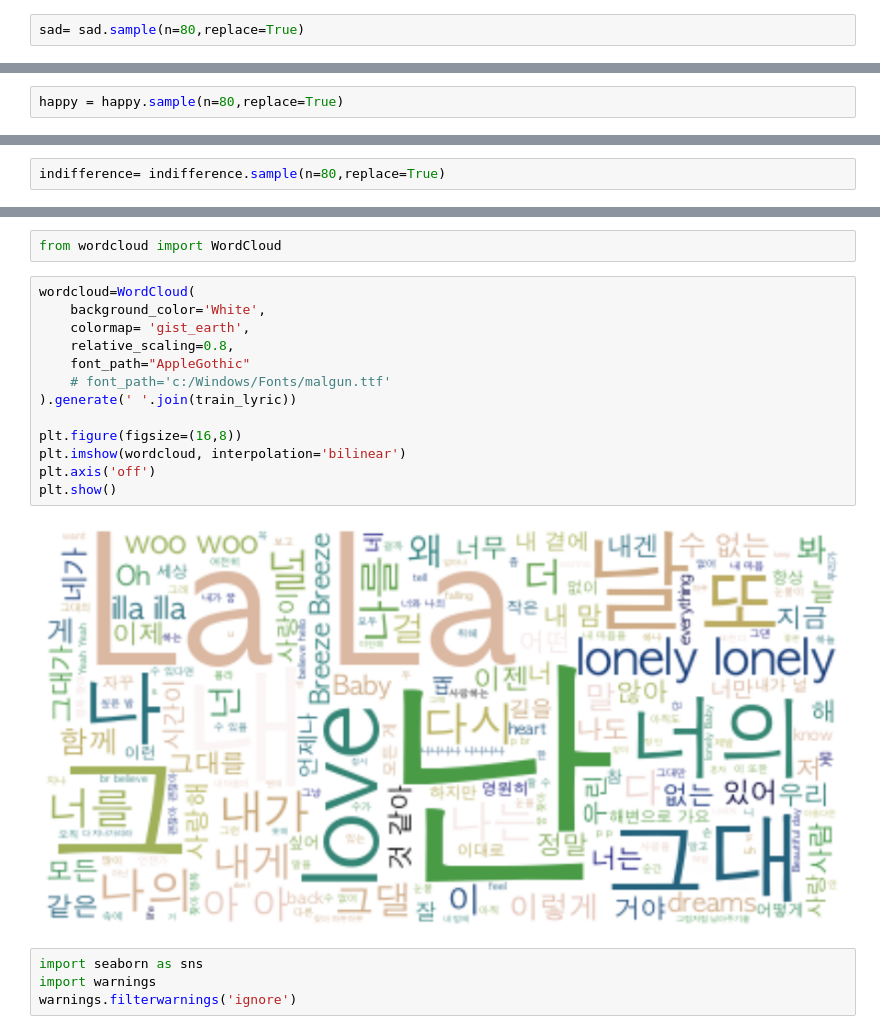
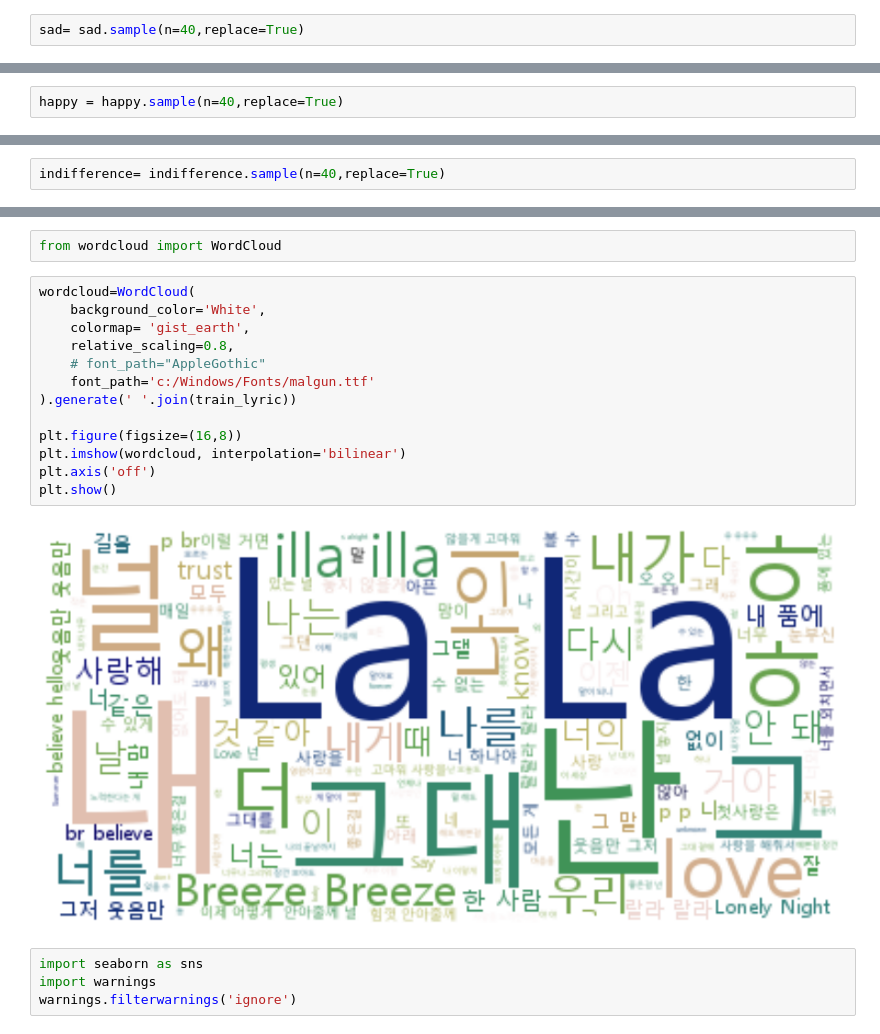
Before and after one commit to python-project-3Joe/python, a Jupyter notebook: Note/LSTM/lstm_emotion_wyj.ipynb, the cells around one changed output, grey strips where cells are left out. Cells and saved outputs as stored; diff of their text form.

```diff
--- a/Note/LSTM/lstm_emotion_wyj.ipynb
+++ b/Note/LSTM/lstm_emotion_wyj.ipynb
@@ -50,19 +50,19 @@ import numpy as np
 # %%
 sad = emotion_lyrics[emotion_lyrics.감정 == 'sad']
 # %%
-sad= sad.sample(n=80,replace=True)
+sad= sad.sample(n=40,replace=True)
 # %%
 sad.reset_index(drop=True,inplace=True)
 # %%
 happy = emotion_lyrics[emotion_lyrics.감정 == 'happy']
 # %%
-happy = happy.sample(n=80,replace=True)
+happy = happy.sample(n=40,replace=True)
 # %%
 happy.reset_index(drop=True,inplace=True)
 # %%
 indifference = emotion_lyrics[emotion_lyrics.감정 == 'indifference']
 # %%
-indifference= indifference.sample(n=80,replace=True)
+indifference= indifference.sample(n=40,replace=True)
 # %%
 indifference.reset_index(drop=True,inplace=True)
 # %%
@@ -164,18 +164,18 @@ from wordcloud import WordCloud
 # %%
 wordcloud=WordCloud(
     background_color='White',
     colormap= 'gist_earth',
     relative_scaling=0.8,
-    font_path="AppleGothic"
-    # font_path='c:/Windows/Fonts/malgun.ttf'
+    # font_path="AppleGothic"
+    font_path='c:/Windows/Fonts/malgun.ttf'
 ).generate(' '.join(train_lyric))
 
 plt.figure(figsize=(16,8))
 plt.imshow(wordcloud, interpolation='bilinear')
 plt.axis('off')
 plt.show()
 # %% [output]
-[figure, old version]
+[figure, new version]
 # %%
 import seaborn as sns
 import warnings
```
Also changed, not shown: parts of 66 cells of this notebook, 1 other file.
